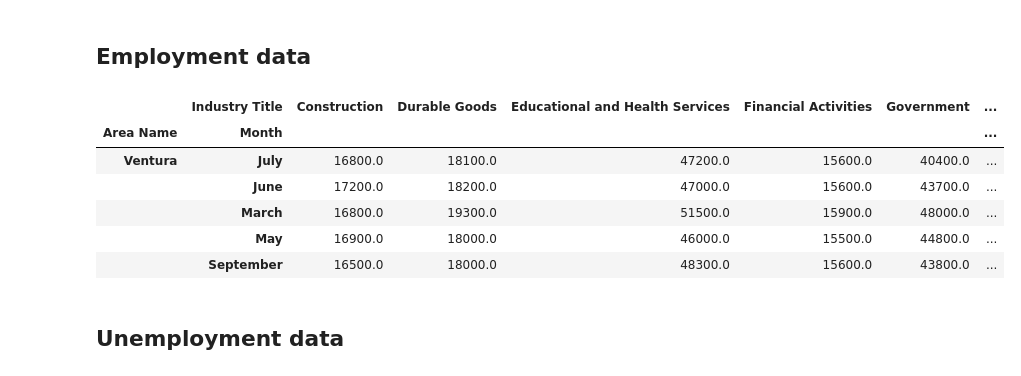
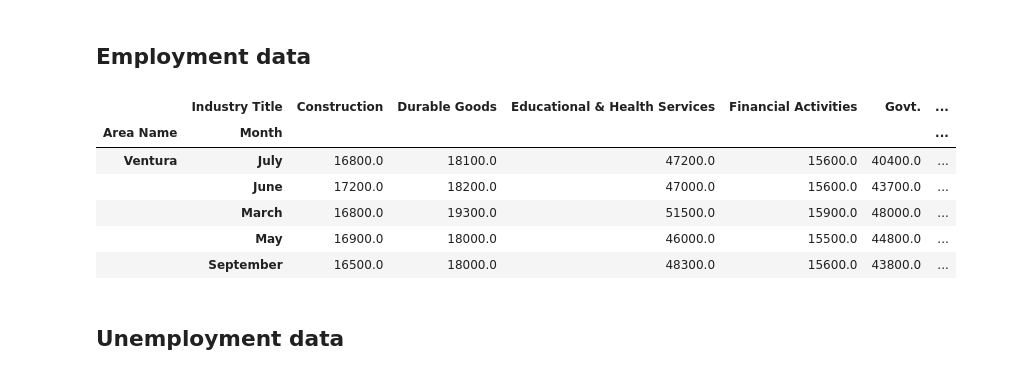
Before and after one commit to extremelime/covid19, a Jupyter notebook: code/covid_workbook.ipynb, the cells around one changed output. Cells and saved outputs as stored; diff of their text form; code cells hidden in the pictures.

```diff
--- a/code/covid_workbook.ipynb
+++ b/code/covid_workbook.ipynb
@@ -38,34 +38,45 @@ counties_gdf.head()
 # Employment data https://data.edd.ca.gov/Industry-Information-/Industry-Employment-in-California-Counties/nt76-4rha
 # get latest employment data on file for each county
 # updated May 9, 2021
 
 # read in csv
 employment_df=pd.read_csv('../datasets/industry_employment_in_california_counties.csv')
 employment_df['Area Name']=employment_df['Area Name'].str.replace(' County','')
 # filter main industry data
 employment_df = employment_df.loc[(employment_df['Series Code']%100000 == 0) & (employment_df['Series Code']>=11000000) ,:].reset_index(drop=True)
 # limit to 2020
 employment_df=employment_df[(employment_df.Year == 2020)& (employment_df['Month'].isin(period_m))].reset_index(drop=True)
 
 # make date column to sort dataframe chronologically
 employment_df['Date'] = employment_df['Month'].astype(str) + employment_df['Year'].astype(str)
 employment_df['Date'] = pd.to_datetime(employment_df['Date'], format='%B%Y')
 employment_df.sort_values(['Date','Area Name'],ascending=[False,True], inplace=True)
 
+replace_dict={'Leisure and Hospitality':'Leisure & Hospitality',
+                           'Educational and Health Services':'Educational & Health Services',
+                           'Government':'Govt.','Natural Resources, Mining and Constructi':'Natural Resources, Mining & Construction',
+                           'Professional and Business Services':'Professional & Business Services',
+                           'Trade, Transportation and Utilities':'Trade, Transp. & Utilities',
+                            'Transportation, Warehousing and Utilitie':'Transp., Warehousing & Utilities'}
+for i in replace_dict:
+    employment_df['Industry Title'] = employment_df['Industry Title'].str.replace(i,replace_dict[i])
+
+
+
 # make a list of counties with July data to later use as index
 recent_df=employment_df.drop_duplicates(subset=['Area Name'], keep='first').set_index('Area Name',drop=True).sort_index()
 county_index=list(recent_df.index)
 
 # employment by industry,county for each month
 monthlyemployment_df=employment_df.pivot_table(
         values='Current Employment',
         index=['Area Name','Month'],
         columns='Industry Title',
         aggfunc=sum).fillna(0)
 
 monthlyemployment_df.tail()
 # %% [output]
-|  | Industry Title | Construction | Durable Goods | Educational and Health Services | Financial Activities | Government | ... |
+|  | Industry Title | Construction | Durable Goods | Educational & Health Services | Financial Activities | Govt. | ... |
 | Area Name | Month |  |  |  |  |  | ... |
 | Ventura | July | 16800.0 | 18100.0 | 47200.0 | 15600.0 | 40400.0 | ... |
 |  | June | 17200.0 | 18200.0 | 47000.0 | 15600.0 | 43700.0 | ... |
```
Also changed, not shown: parts of 4 cells of this notebook, 7 other files.
